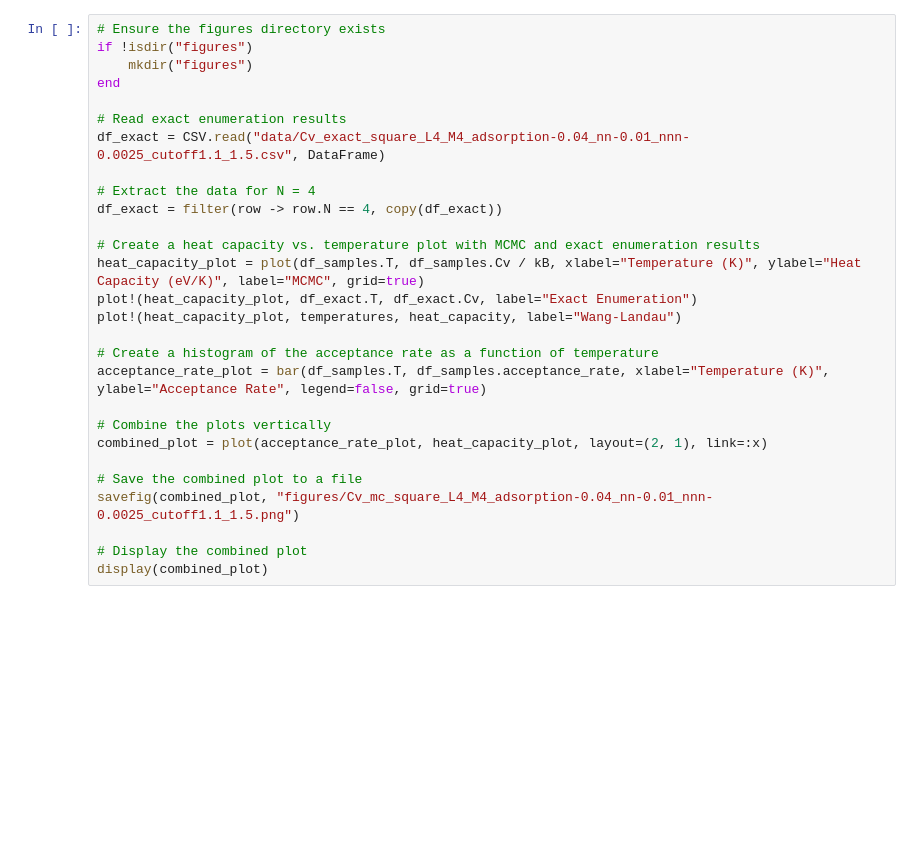
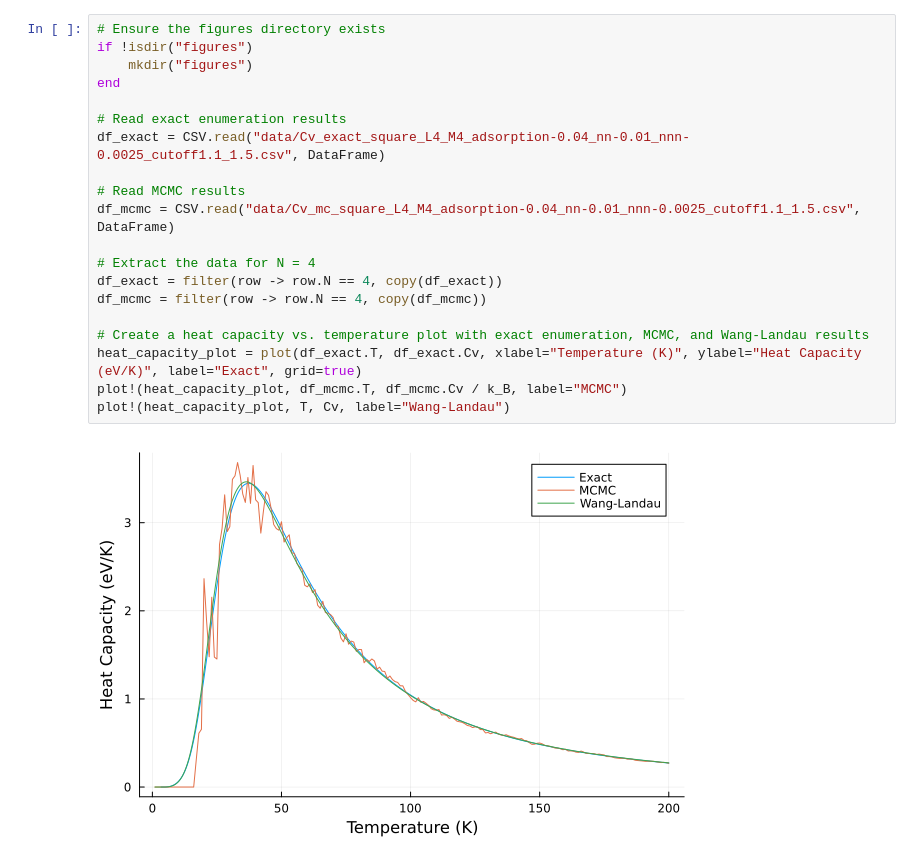
Before and after one commit to wexlergroup/FreeBird.jl, a Jupyter notebook: scripts/algorithm-examples.ipynb, the cells around one changed output. Cells and saved outputs as stored; diff of their text form; blank space fills up the shorter version.

```diff
--- a/scripts/algorithm-examples.ipynb
+++ b/scripts/algorithm-examples.ipynb
@@ -215,28 +352,22 @@ heat_capacity = heat_capacity / kB
 # %%
 # Ensure the figures directory exists
 if !isdir("figures")
     mkdir("figures")
 end
 
 # Read exact enumeration results
 df_exact = CSV.read("data/Cv_exact_square_L4_M4_adsorption-0.04_nn-0.01_nnn-0.0025_cutoff1.1_1.5.csv", DataFrame)
 
+# Read MCMC results
+df_mcmc = CSV.read("data/Cv_mc_square_L4_M4_adsorption-0.04_nn-0.01_nnn-0.0025_cutoff1.1_1.5.csv", DataFrame)
+
 # Extract the data for N = 4
 df_exact = filter(row -> row.N == 4, copy(df_exact))
+df_mcmc = filter(row -> row.N == 4, copy(df_mcmc))
 
-# Create a heat capacity vs. temperature plot with MCMC and exact enumeration results
-heat_capacity_plot = plot(df_samples.T, df_samples.Cv / kB, xlabel="Temperature (K)", ylabel="Heat Capacity (eV/K)", label="MCMC", grid=true)
-plot!(heat_capacity_plot, df_exact.T, df_exact.Cv, label="Exact Enumeration")
-plot!(heat_capacity_plot, temperatures, heat_capacity, label="Wang-Landau")
-
-# Create a histogram of the acceptance rate as a function of temperature
-acceptance_rate_plot = bar(df_samples.T, df_samples.acceptance_rate, xlabel="Temperature (K)", ylabel="Acceptance Rate", legend=false, grid=true)
-
-# Combine the plots vertically
-combined_plot = plot(acceptance_rate_plot, heat_capacity_plot, layout=(2, 1), link=:x)
-
-# Save the combined plot to a file
-savefig(combined_plot, "figures/Cv_mc_square_L4_M4_adsorption-0.04_nn-0.01_nnn-0.0025_cutoff1.1_1.5.png")
-
-# Display the combined plot
-display(combined_plot)
+# Create a heat capacity vs. temperature plot with exact enumeration, MCMC, and Wang-Landau results
+heat_capacity_plot = plot(df_exact.T, df_exact.Cv, xlabel="Temperature (K)", ylabel="Heat Capacity (eV/K)", label="Exact", grid=true)
+plot!(heat_capacity_plot, df_mcmc.T, df_mcmc.Cv / k_B, label="MCMC")
+plot!(heat_capacity_plot, T, Cv, label="Wang-Landau")
+# %% [output]
+[figure, added]
```
Also changed, not shown: parts of 16 cells of this notebook.
